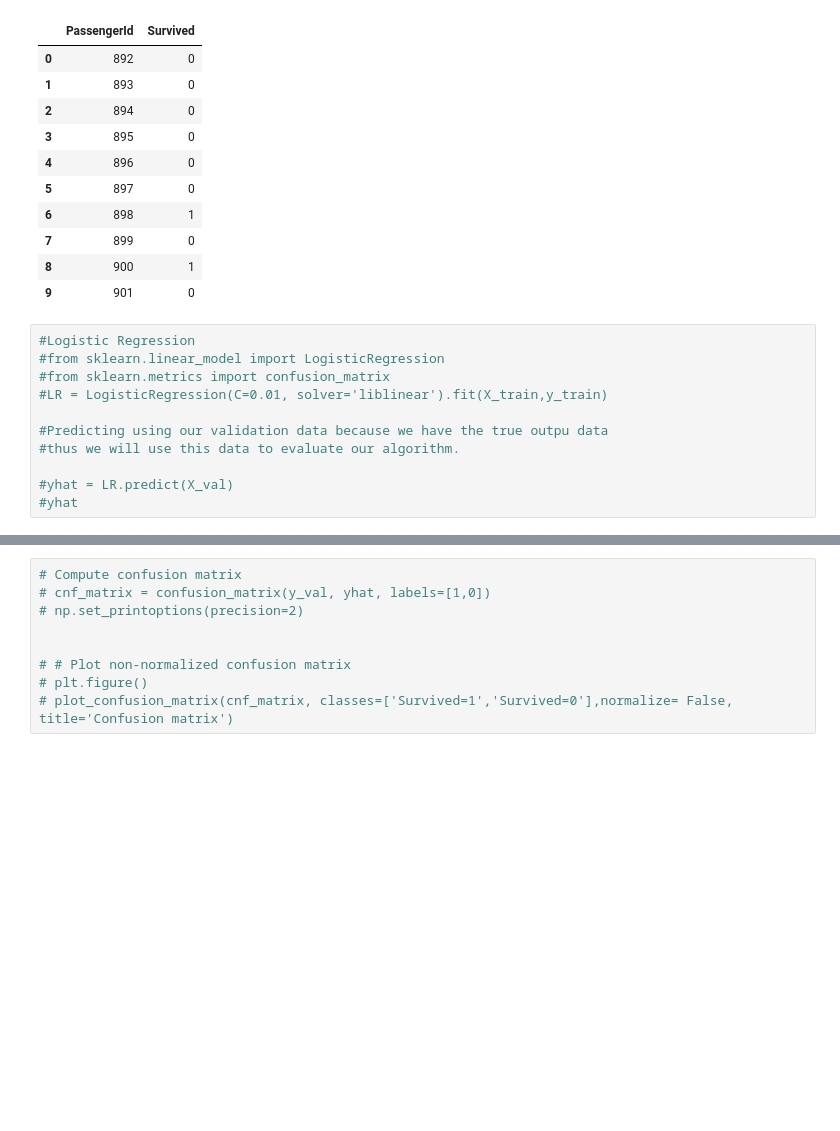
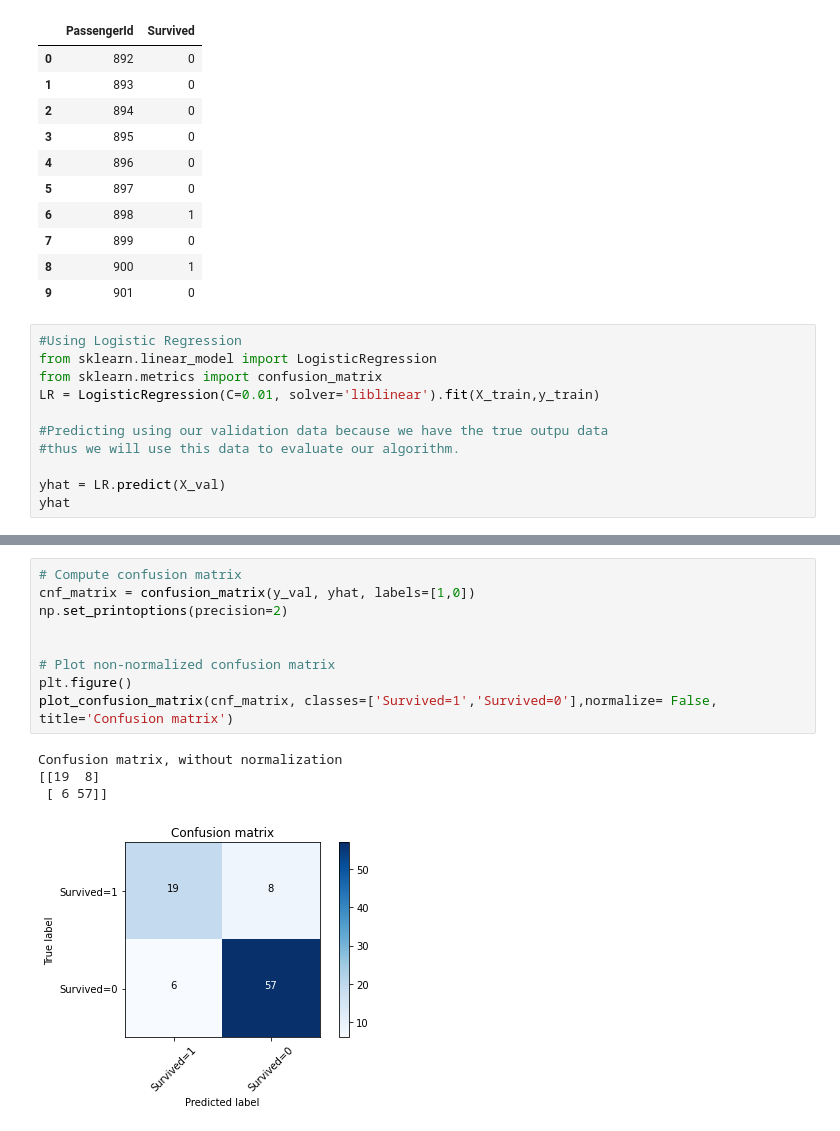
Before and after one commit to Tonyndungu-git/Titanic_Machine_Learning_Kaggle_Competition, a Jupyter notebook: titanic-ml.ipynb, the cells around one changed output, grey strips where cells are left out. Drawn from its saved outputs; the diff is of its cells as text; blank space fills up the shorter version.

```diff
--- a/titanic-ml.ipynb
+++ b/titanic-ml.ipynb
@@ -164,13 +164,13 @@ output.head(10)
 | 8 | 900 | 1 |
 | 9 | 901 | 0 |
 # %%
-#Logistic Regression
-#from sklearn.linear_model import LogisticRegression
-#from sklearn.metrics import confusion_matrix
-#LR = LogisticRegression(C=0.01, solver='liblinear').fit(X_train,y_train)
+#Using Logistic Regression
+from sklearn.linear_model import LogisticRegression
+from sklearn.metrics import confusion_matrix
+LR = LogisticRegression(C=0.01, solver='liblinear').fit(X_train,y_train)
 
 #Predicting using our validation data because we have the true outpu data
 #thus we will use this data to evaluate our algorithm.
 
-#yhat = LR.predict(X_val)
-#yhat
+yhat = LR.predict(X_val)
+yhat
@@ -225,10 +242,15 @@ output.head(10)
 # %%
 # Compute confusion matrix
-# cnf_matrix = confusion_matrix(y_val, yhat, labels=[1,0])
-# np.set_printoptions(precision=2)
+cnf_matrix = confusion_matrix(y_val, yhat, labels=[1,0])
+np.set_printoptions(precision=2)
 
 
-# # Plot non-normalized confusion matrix
-# plt.figure()
-# plot_confusion_matrix(cnf_matrix, classes=['Survived=1','Survived=0'],normalize= False,  title='Confusion matrix')
+# Plot non-normalized confusion matrix
+plt.figure()
+plot_confusion_matrix(cnf_matrix, classes=['Survived=1','Survived=0'],normalize= False,  title='Confusion matrix')
+# %% [output]
+Confusion matrix, without normalization
+[[19  8]
+ [ 6 57]]
+[figure, added]
 # %%
```
Also changed, not shown: parts of 13 cells of this notebook.
